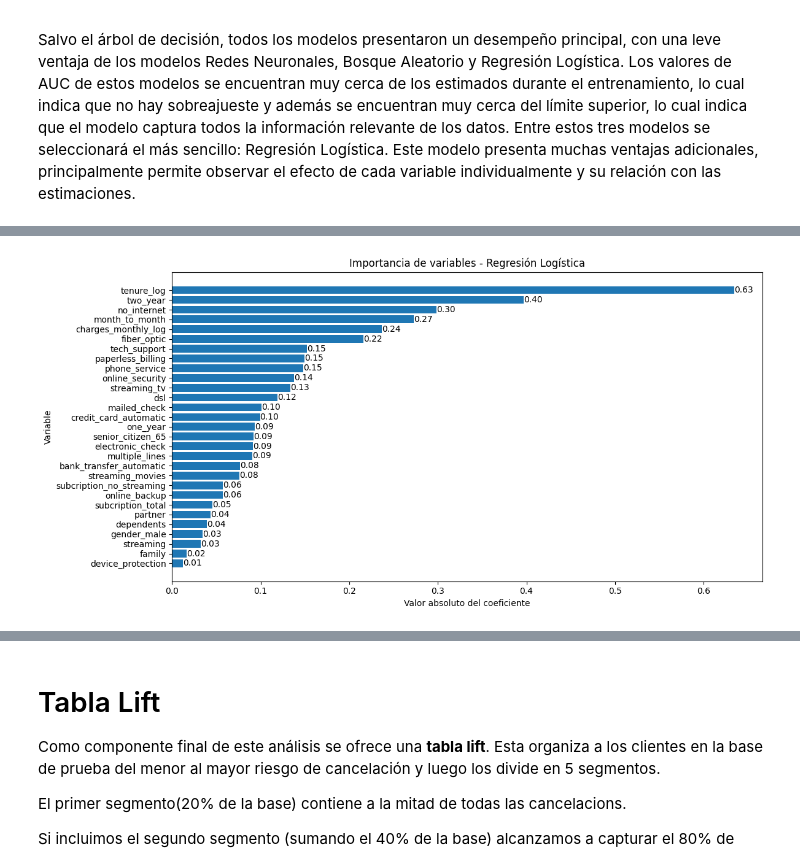
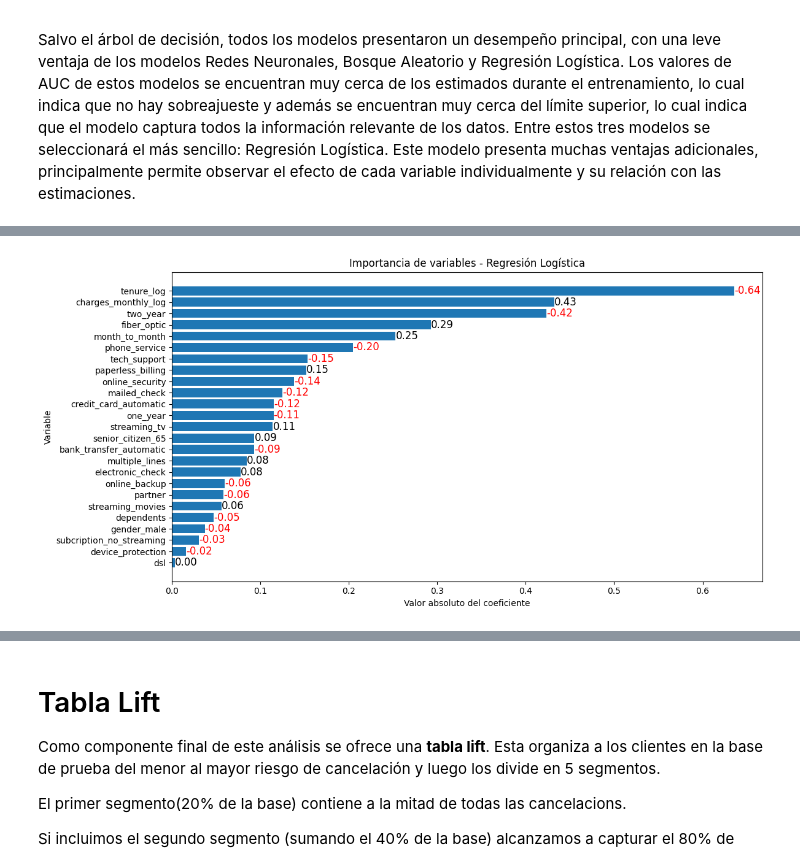
Before and after one commit to TheNaranjero/Challenge-3-Data-Science, a Jupyter notebook: Telecom_X_parte_2.ipynb, the cells around one changed output, grey strips where cells are left out. Saved outputs shown, nothing was run; the diff lists cells and outputs as text; code cells hidden in the pictures.

```diff
--- a/Telecom_X_parte_2.ipynb
+++ b/Telecom_X_parte_2.ipynb
@@ -354,5 +348,5 @@ plt.show()
 # %%
-#df = df.drop(columns=["family", "streaming", "no_internet", "subcription_total"])
+df = df.drop(columns=["family", "streaming", "no_internet", "subcription_total"])
 # %% [markdown]
 ## Variables cualitativas
 # %%
@@ -367,7 +361,7 @@ cat_vars = [ 'gender_male', 'senior_citizen_65', 'partner',
        'device_protection', 'tech_support', 'streaming_tv', 'streaming_movies',
          'paperless_billing',
         'dsl', 'fiber_optic',
-               "family", "streaming", "no_internet",
+
        'month_to_month', 'one_year', 'two_year', 'bank_transfer_automatic',
        'credit_card_automatic', 'electronic_check', 'mailed_check']
 
@@ -438,7 +432,7 @@ target = "churn"   # change to your target variable
 
 # Select numerical variables (excluding target)
 num_vars = [  'charges_monthly_log',  'tenure_log',
-        'subcription_no_streaming' , 'subcription_total' ]
+        'subcription_no_streaming'  ]
 
 results = []
 
@@ -503,14 +496,14 @@ target = "churn"
 
 # Select numerical variables (excluding target)
 num_vars = [  'charges_monthly_log',  'tenure_log',
-        'subcription_no_streaming', 'subcription_total' ]
+        'subcription_no_streaming',  ]
 
 # Choose how many variables to plot
 vars_to_plot = num_vars[:4]   # first 4 variables
 
 # Grid size
 rows = 1
-cols = 4
+cols = 3
 
 fig, axes = plt.subplots(rows, cols, figsize=(12,4))
 axes = axes.flatten()
@@ -525,7 +518,7 @@ for i, var in enumerate(vars_to_plot):
         patch_artist=True )
 
     axes[i].set_title(var)
-    axes[i].set_xticklabels(["Target=0","Target=1"])
+    axes[i].set_xticklabels(["No Canceló","Canceló"])
     bp['boxes'][0].set_facecolor("skyblue")
     bp['boxes'][1].set_facecolor("orange")
 
@@ -2007,32 +1936,40 @@ print(coef_table)
 # %%
+coef_table = pd.DataFrame({
+    "Variable": X_train.columns,
+    "Coeficiente": best_logit.fit(X_train_scaled, y_train).coef_[0],
+
+})
+
 coef_table["AbsCoef"] = np.abs(coef_table["Coeficiente"])
 
 # Ordenar para que quede prolijo
 coef_plot = coef_table.sort_values("AbsCoef")
 
 # Crear gráfico
 plt.figure(figsize=(12,6))
 
 bars = plt.barh(
     coef_plot["Variable"],
-    coef_plot["AbsCoef"]
+    coef_plot["AbsCoef"],
 )
 
 # Agregar etiquetas numéricas
-for i, v in enumerate(coef_plot["AbsCoef"]):
+for i, v in enumerate(coef_plot["Coeficiente"]):
     plt.text(
-        v,
+        abs(v),
         i,
         f"{v:.2f}",
         va="center",
-        ha="left"
+        ha="left",
+        fontsize=12,
+        color="red" if v < 0 else "black"
     )
 
 plt.xlabel("Valor absoluto del coeficiente")
 plt.ylabel("Variable")
 plt.title("Importancia de variables - Regresión Logística")
 
 plt.tight_layout()
 plt.show()
 # %% [output]
-[figure, old version]
+[figure, new version]
```
Also changed, not shown: parts of 41 cells of this notebook.
